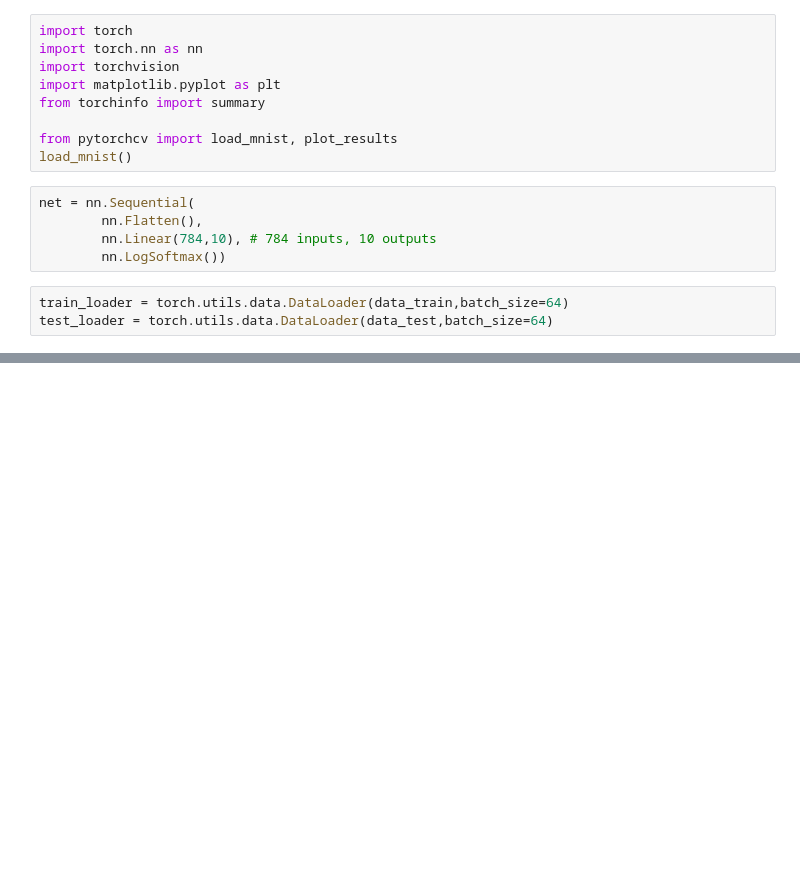
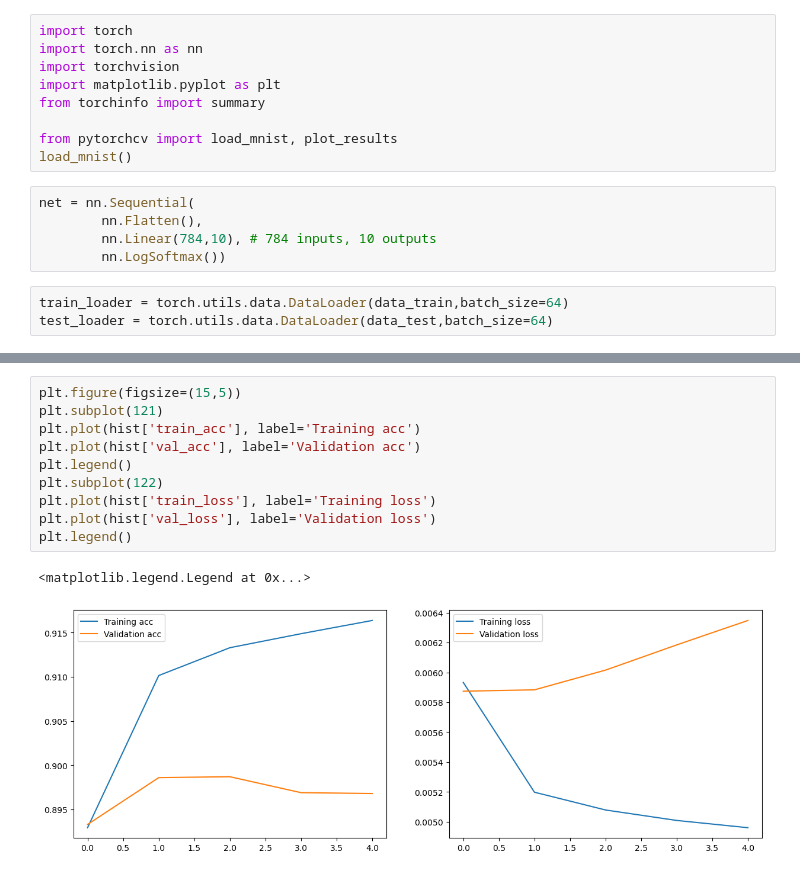
Before and after one commit to rabobahago/complete_deep_learning_pytorch, a Jupyter notebook: computer_vision/main.ipynb, the cells around one changed output, grey strips where cells are left out. Saved outputs shown, nothing was run; the diff lists cells and outputs as text; blank space fills up the shorter version.

```diff
--- a/computer_vision/main.ipynb
+++ b/computer_vision/main.ipynb
@@ -181,2 +149,15 @@ Epoch  2, Train acc=0.913, Val acc=0.898, Train loss=0.005, Val loss=0.006
 Epoch  3, Train acc=0.915, Val acc=0.897, Train loss=0.005, Val loss=0.006
 Epoch  4, Train acc=0.916, Val acc=0.897, Train loss=0.005, Val loss=0.006
+# %%
+plt.figure(figsize=(15,5))
+plt.subplot(121)
+plt.plot(hist['train_acc'], label='Training acc')
+plt.plot(hist['val_acc'], label='Validation acc')
+plt.legend()
+plt.subplot(122)
+plt.plot(hist['train_loss'], label='Training loss')
+plt.plot(hist['val_loss'], label='Validation loss')
+plt.legend()
+# %% [output]
+<matplotlib.legend.Legend at 0x...>
+[figure, added]
```
Also changed, not shown: parts of 6 cells of this notebook.
